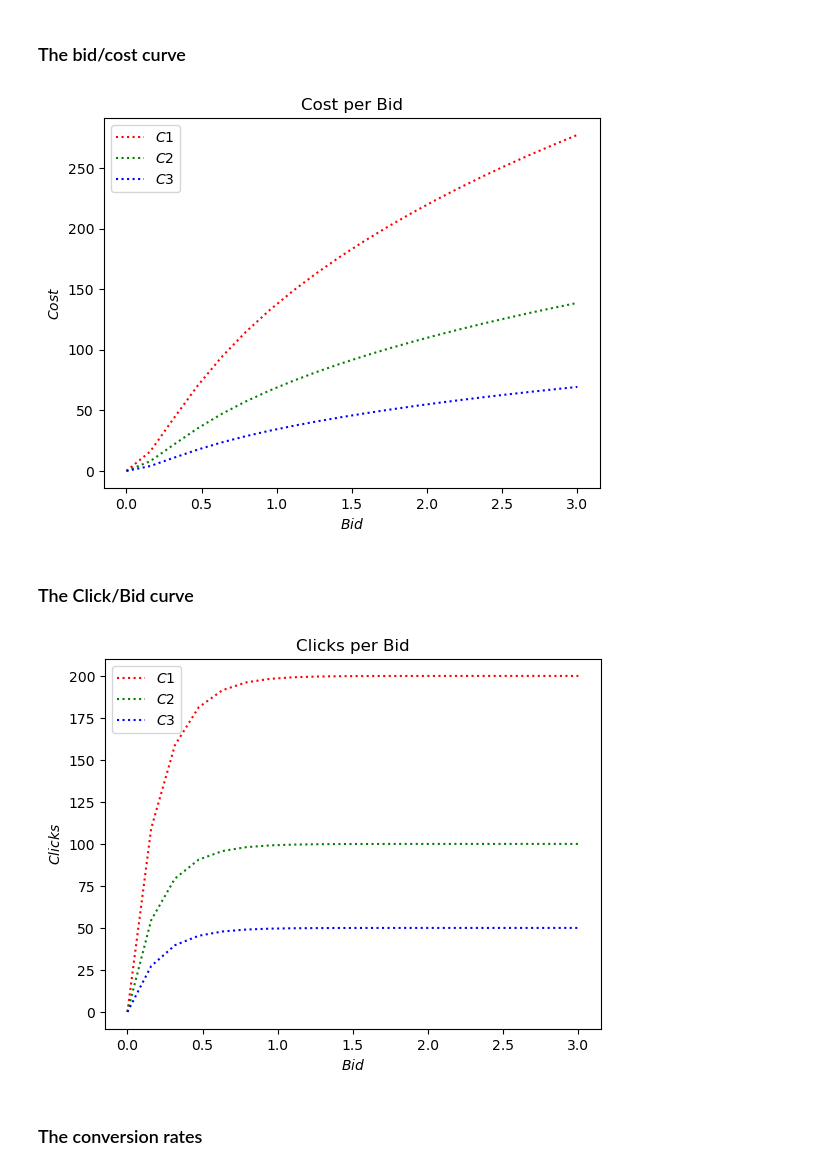
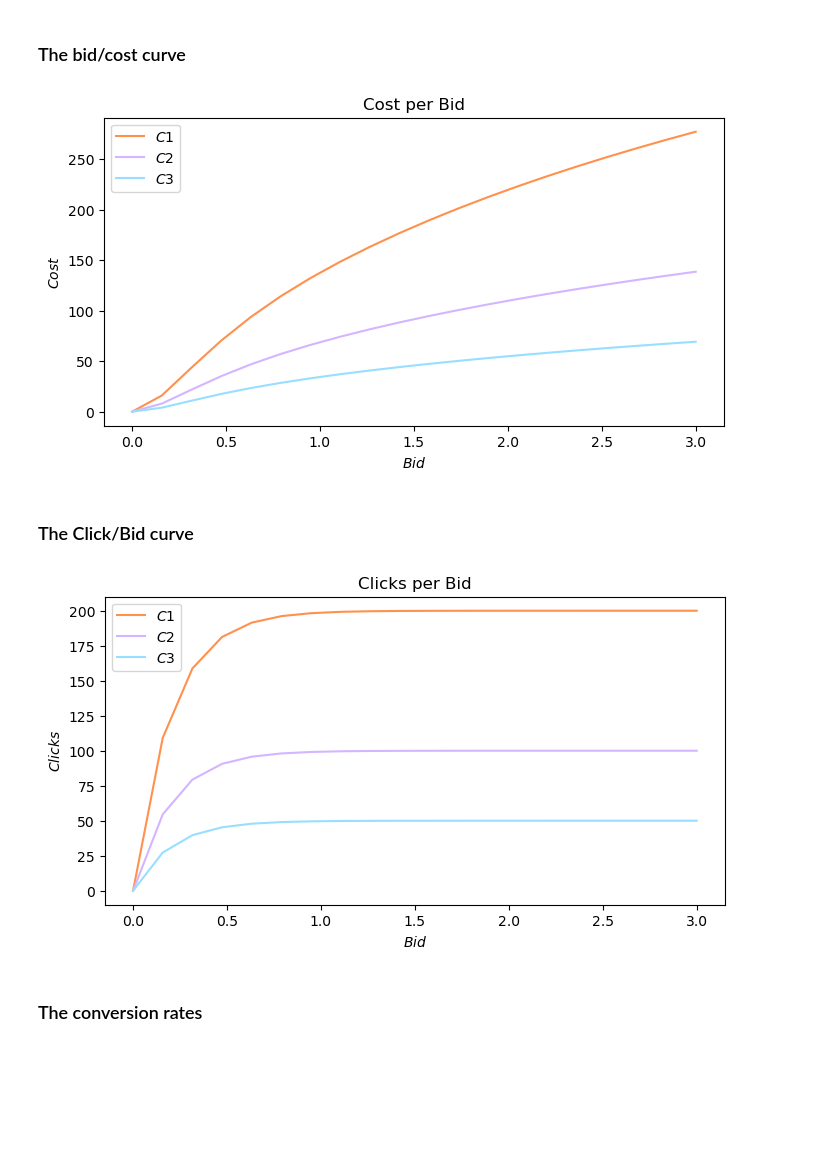
Before and after one commit to MatteoPancini/Online-Pricing-and-Advertising-Optimization-Project, a Jupyter notebook: Project-Pricing-Advertising-2022-2023/Overview.ipynb, the cells around one changed output. Drawn from its saved outputs; the diff is of its cells as text; code cells hidden in the pictures; blank space fills up the shorter version.

Commit message:
colors!!!

```diff
--- a/Project-Pricing-Advertising-2022-2023/Overview.ipynb
+++ b/Project-Pricing-Advertising-2022-2023/Overview.ipynb
@@ -50,29 +50,35 @@ array([[0.        ],
 # %% [markdown]
 ### The bid/cost curve
 # %%
-plt.plot(x_pred, uc1.get_total_cost(x_pred), 'r:', label=r'$C1$')
-plt.plot(x_pred, uc2.get_total_cost(x_pred), 'g:', label=r'$C2$')
-plt.plot(x_pred, uc3.get_total_cost(x_pred), 'b:', label=r'$C3$')
+colors = ['#ff914d', '#d4b5ff', '#98dfff']
+
+plt.figure(figsize=(8, 4))
+plt.plot(x_pred, uc1.get_total_cost(x_pred), colors[0], label=r'$C1$')
+plt.plot(x_pred, uc2.get_total_cost(x_pred), colors[1], label=r'$C2$')
+plt.plot(x_pred, uc3.get_total_cost(x_pred), colors[2], label=r'$C3$')
 plt.xlabel('$Bid$')
 plt.ylabel('$Cost$')
 plt.title("Cost per Bid")
 plt.legend()
 plt.show()
 # %% [output]
-[figure, old version]
+[figure, new version]
 # %% [markdown]
 ### The Click/Bid curve
 # %%
-plt.plot(x_pred, uc1.get_click_bids(x_pred), 'r:', label=r'$C1$')
-plt.plot(x_pred, uc2.get_click_bids(x_pred), 'g:', label=r'$C2$')
-plt.plot(x_pred, uc3.get_click_bids(x_pred), 'b:', label=r'$C3$')
+colors = ['#ff914d', '#d4b5ff', '#98dfff']
+
+plt.figure(figsize=(8, 4))
+plt.plot(x_pred, uc1.get_click_bids(x_pred), colors[0], label=r'$C1$')
+plt.plot(x_pred, uc2.get_click_bids(x_pred), colors[1], label=r'$C2$')
+plt.plot(x_pred, uc3.get_click_bids(x_pred), colors[2], label=r'$C3$')
 plt.xlabel('$Bid$')
 plt.ylabel('$Clicks$')
 plt.legend()
 plt.title("Clicks per Bid")
 plt.show()
 # %% [output]
-[figure, old version]
+[figure, new version]
 # %% [markdown]
 ### The conversion rates
 # %%
```
Also changed, not shown: parts of 1 cell of this notebook.
